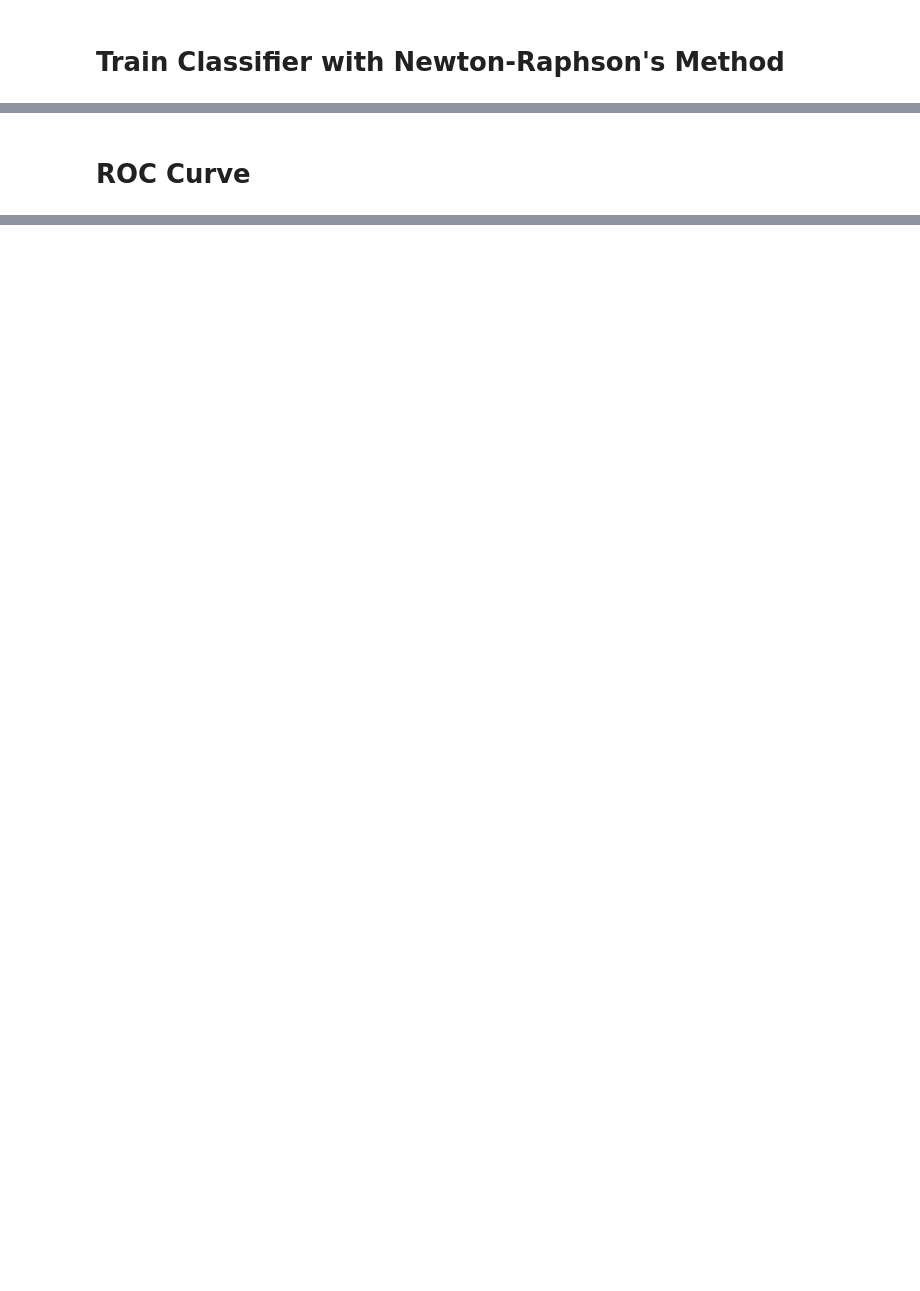
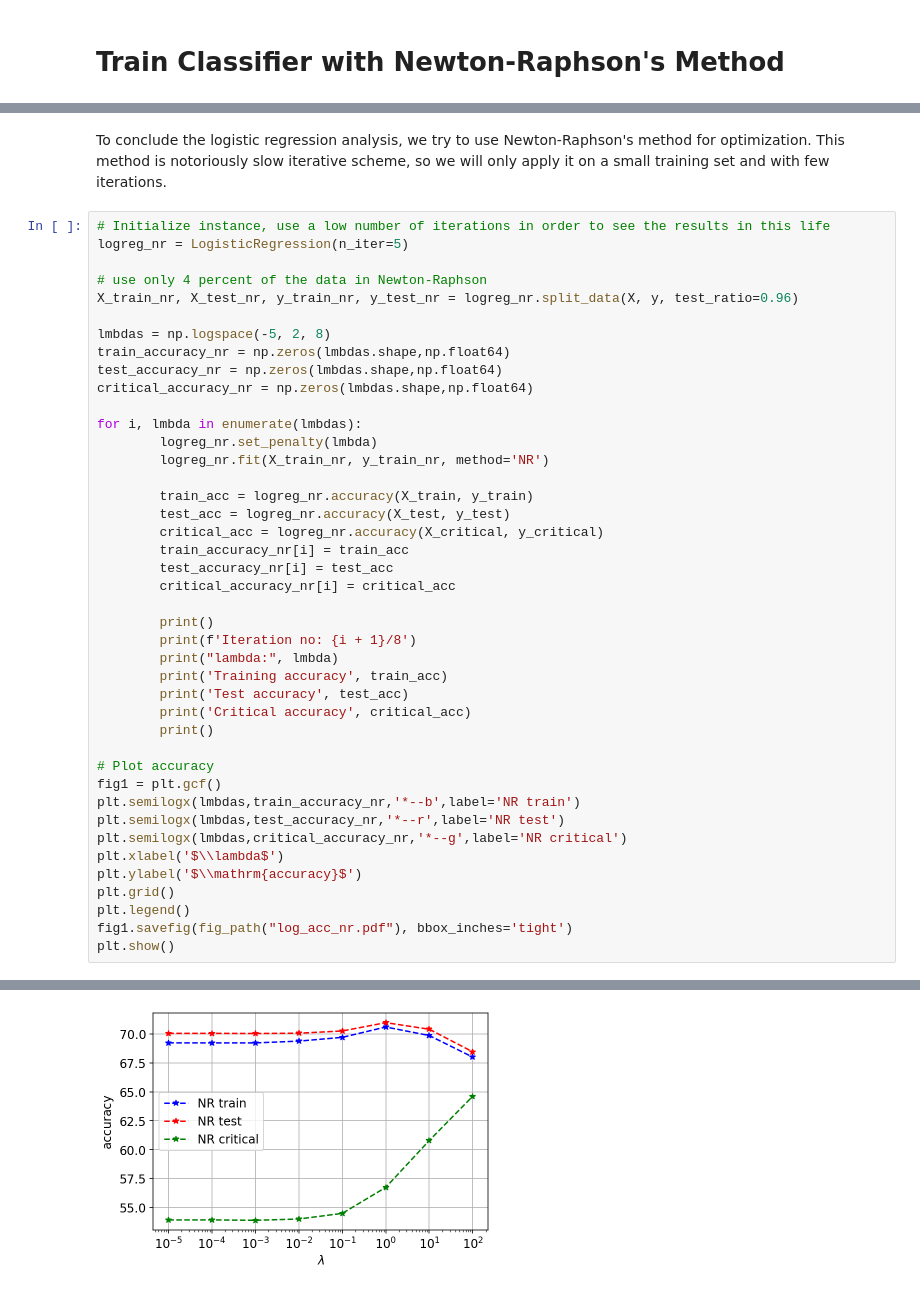
Before and after one commit to Anduron/FYS-STK4155-Project2, a Jupyter notebook: notebooks/logreg_ising.ipynb, the cells around one changed output, grey strips where cells are left out. Saved outputs shown, nothing was run; the diff lists cells and outputs as text; blank space fills up the shorter version.

```diff
--- a/notebooks/logreg_ising.ipynb
+++ b/notebooks/logreg_ising.ipynb
@@ -261,2 +390,45 @@ Iteration no: 11/11
-# %% [markdown]
-# ROC Curve
+# %% [markdown]
+To conclude the logistic regression analysis, we try to use Newton-Raphson's method for optimization. This method is notoriously slow iterative scheme, so we will only apply it on a small training set and with few iterations.
+# %%
+# Initialize instance, use a low number of iterations in order to see the results in this life
+logreg_nr = LogisticRegression(n_iter=5)
+
+# use only 4 percent of the data in Newton-Raphson
+X_train_nr, X_test_nr, y_train_nr, y_test_nr = logreg_nr.split_data(X, y, test_ratio=0.96)
+
+lmbdas = np.logspace(-5, 2, 8)
+train_accuracy_nr = np.zeros(lmbdas.shape,np.float64)
+test_accuracy_nr = np.zeros(lmbdas.shape,np.float64)
+critical_accuracy_nr = np.zeros(lmbdas.shape,np.float64)
+
+for i, lmbda in enumerate(lmbdas):
+        logreg_nr.set_penalty(lmbda)
+        logreg_nr.fit(X_train_nr, y_train_nr, method='NR')
+
+        train_acc = logreg_nr.accuracy(X_train, y_train)
+        test_acc = logreg_nr.accuracy(X_test, y_test)
+        critical_acc = logreg_nr.accuracy(X_critical, y_critical)
+        train_accuracy_nr[i] = train_acc
+        test_accuracy_nr[i] = test_acc
+        critical_accuracy_nr[i] = critical_acc
+
+        print()
+        print(f'Iteration no: {i + 1}/8')
+        print("lambda:", lmbda)
+        print('Training accuracy', train_acc)
+        print('Test accuracy', test_acc)
+        print('Critical accuracy', critical_acc)
+        print()
+
+# Plot accuracy
+fig1 = plt.gcf()
+plt.semilogx(lmbdas,train_accuracy_nr,'*--b',label='NR train')
+plt.semilogx(lmbdas,test_accuracy_nr,'*--r',label='NR test')
+plt.semilogx(lmbdas,critical_accuracy_nr,'*--g',label='NR critical')
+plt.xlabel('$\\lambda$')
+plt.ylabel('$\\mathrm{accuracy}$')
+plt.grid()
+plt.legend()
+fig1.savefig(fig_path("log_acc_nr.pdf"), bbox_inches='tight')
+plt.show()
+# %% [output]
@@ -262,0 +452 @@ Iteration no: 11/11
+[figure, added]
```
Also changed, not shown: parts of 19 cells of this notebook, 28 other files.
